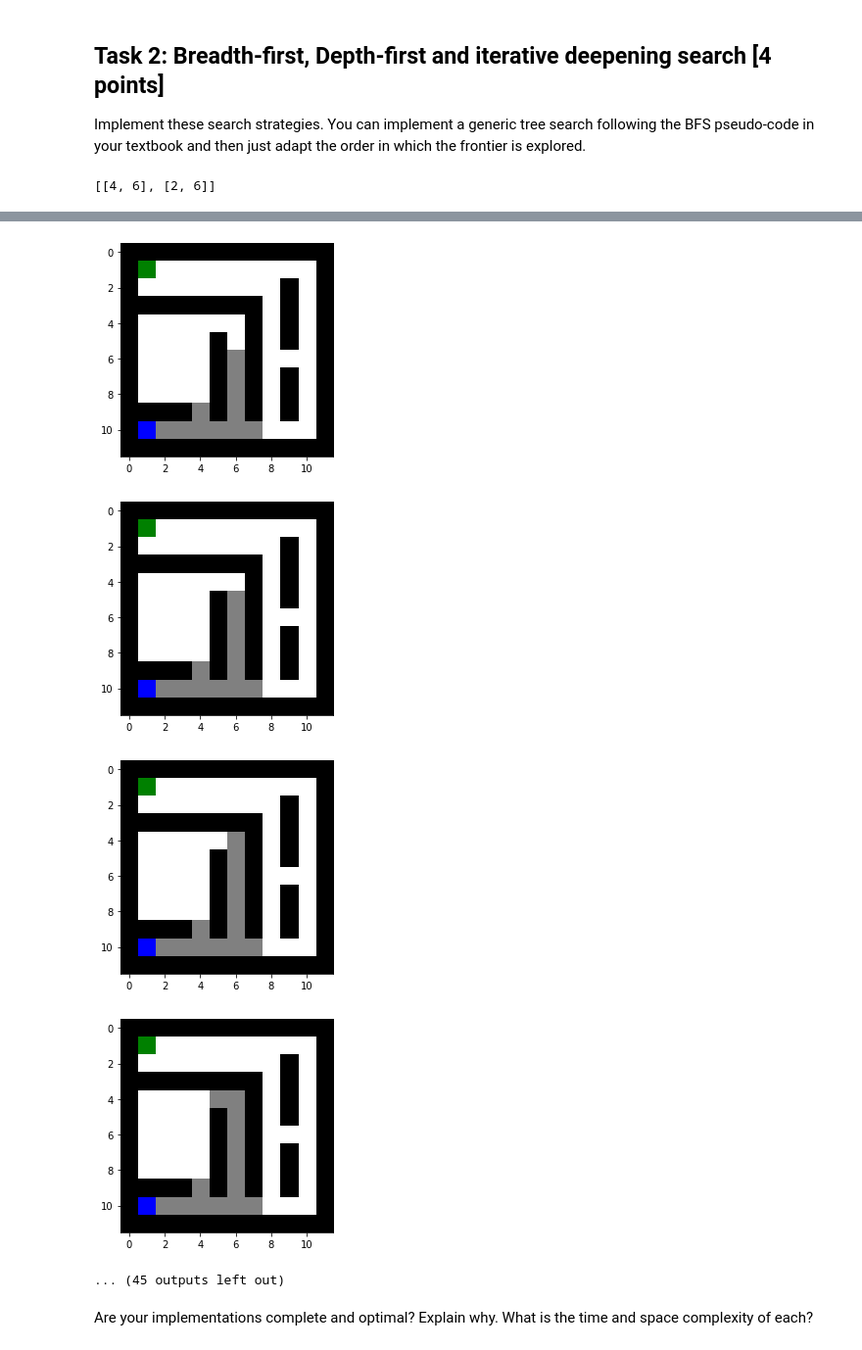
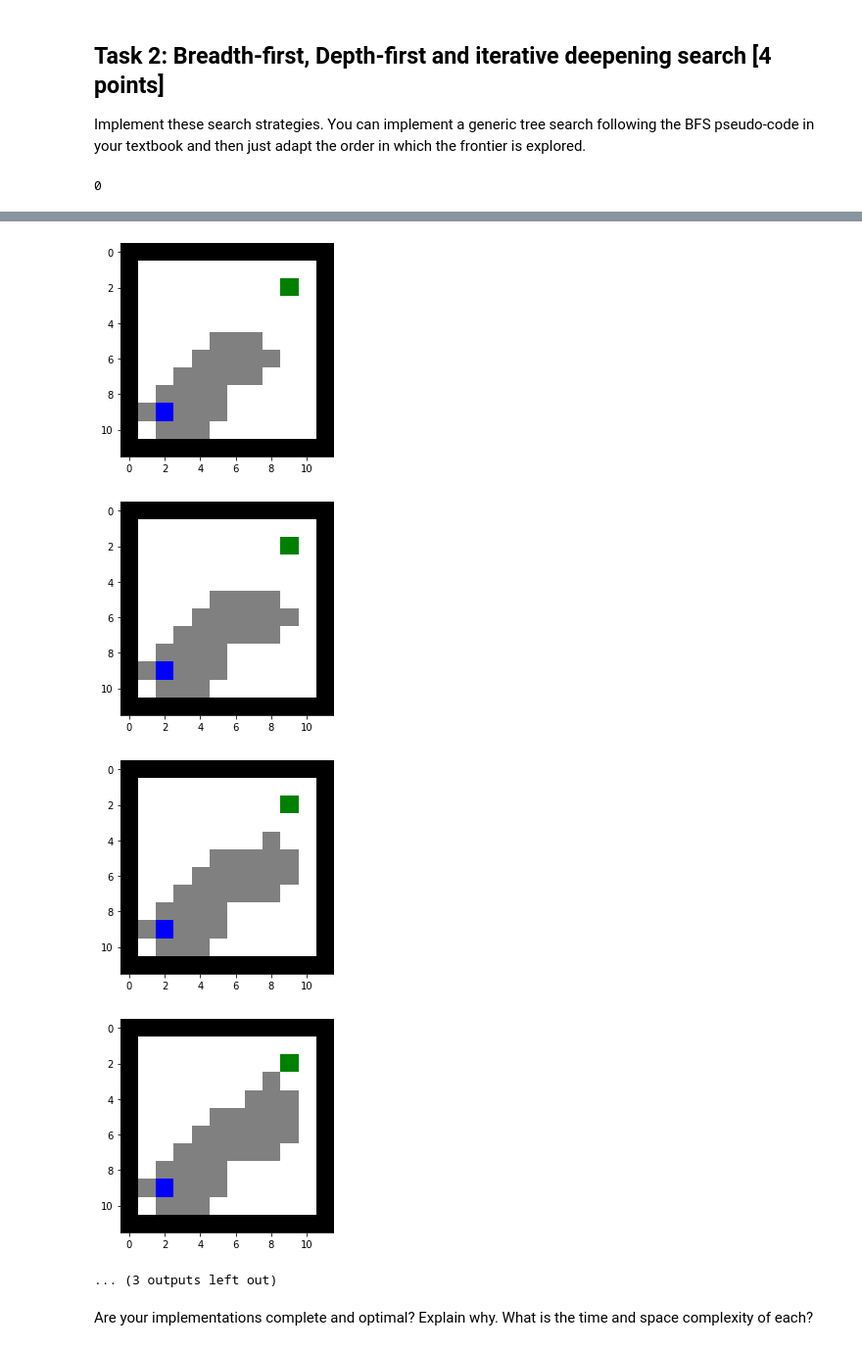
Before and after one commit to Meanings11/CS7320-AI, a Jupyter notebook: Search/Maze.ipynb, the cells around one changed output, grey strips where cells are left out. Shown at 98% size. Drawn from its saved outputs; the diff is of its cells as text; code cells hidden in the pictures.

```diff
--- a/Search/Maze.ipynb
+++ b/Search/Maze.ipynb
@@ -8,7 +8,7 @@ The agent has a map of the maze it is in (i.e., the environment is deterministic
 
 Here is the small example maze:
 # %%
-f = open("loops_maze.txt", "r")
+f = open("empty_maze.txt", "r")
 maze_str = f.read()
 print(maze_str)
 # %% [output]
@@ -119,6 +119,12 @@ Implement these search strategies. You can implement a generic tree search follo
 # %%
 from pyTree.Tree import Tree as Tree
 import random
+
+def manhattan(curr, goal):
+    x_diff = abs(goal[0]-curr[0])
+    y_diff = abs(goal[1]-curr[1])
+
+    return (x_diff + y_diff)
 
 def expand(maze, pos):
     near_pos = [[pos[0],pos[1]+1],
@@ -126,8 +132,8 @@ def expand(maze, pos):
                 [pos[0]+1,pos[1]],
                [pos[0]-1,pos[1]]]
 
-#   add stochastic to DFS
-    random.shuffle(near_pos)
+    random.shuffle(near_pos) #   add stochastic to DFS
+
     return([next_pos for next_pos in near_pos if look(maze, next_pos) != "X"])
 
 def getPath(node):
@@ -158,12 +164,27 @@ def showPath(maze, path, reached):
 
 expand(maze,find_pos(maze, what = "S"))
 expand(maze,[3,6])
+manhattan([8,5], find_pos(maze, what = "G"))
+
+f = [[8,5],[8,2],[8,3],[8,1]]
+m_dis = []
+for n in f:
+    m_dis.append(manhattan(n,[8,5]))
+m_dis.index(min(m_dis))
 # %% [output]
-[[4, 6], [2, 6]]
+0
 # %%
-def maze_solver(maze, mode= "BFS" , debug = False, show = False):
+# def mazeSolver(maze,mode):
+#     if mode = "IDS":
+#         while True
+#             result =
+#     else:
+#         treeSearch(maze,mode)
+
+def treeSearch(maze, mode= "BFS", depth=0, debug = False, show = False):
     # build the root of the tree
     start = find_pos(maze, what = "S")
+    goal = find_pos(maze, what = "G")
     root = Tree(data = start)
     node = root
 
@@ -184,14 +205,21 @@ def maze_solver(maze, mode= "BFS" , debug = False, show = False):
             node = frontier.pop(0)
         elif mode == "DFS":
             node = frontier.pop()
+        elif mode == "GBS":
+            dis = []
+            for n in frontier:
+                dis.append(manhattan(n.data,goal))
+            shortest = dis.index(min(dis))
+            if debug: print(shortest)
+            node = frontier.pop(shortest)
 
+        # check if goal
         if look(maze, node.data) == "G":
             return ({"path": getPath(node),
                      "reached": reached})
 
         for pos in expand(maze,node.data):
 #           DFS check cycle
-
 
             if not pos in reached:
                 new_node = Tree(data = pos)
@@ -206,6 +234,6 @@ def maze_solver(maze, mode= "BFS" , debug = False, show = False):
     return(None) #fail
 
 # print(len(maze_solver(maze, debug = False, show = False)))
-output = maze_solver(maze,mode="DFS",debug = False, show = True)
+output = treeSearch(maze,mode="GBS",debug = False, show = True)
 showPath(maze, output["path"], output["reached"])
 # %% [output]
@@ -220,8 +248,8 @@ showPath(maze, output["path"], output["reached"])
-[figure, old version]
+[figure, new version]
-[figure, old version]
+[figure, new version]
-[figure, old version]
+[figure, new version]
-[figure, old version]
+[figure, new version]
-... (45 outputs left out)
+... (3 outputs left out)
 # %% [markdown]
 Are your implementations complete and optimal? Explain why. What is the time and space complexity of each?
 # %%
```
Also changed, not shown: parts of 4 cells of this notebook.
